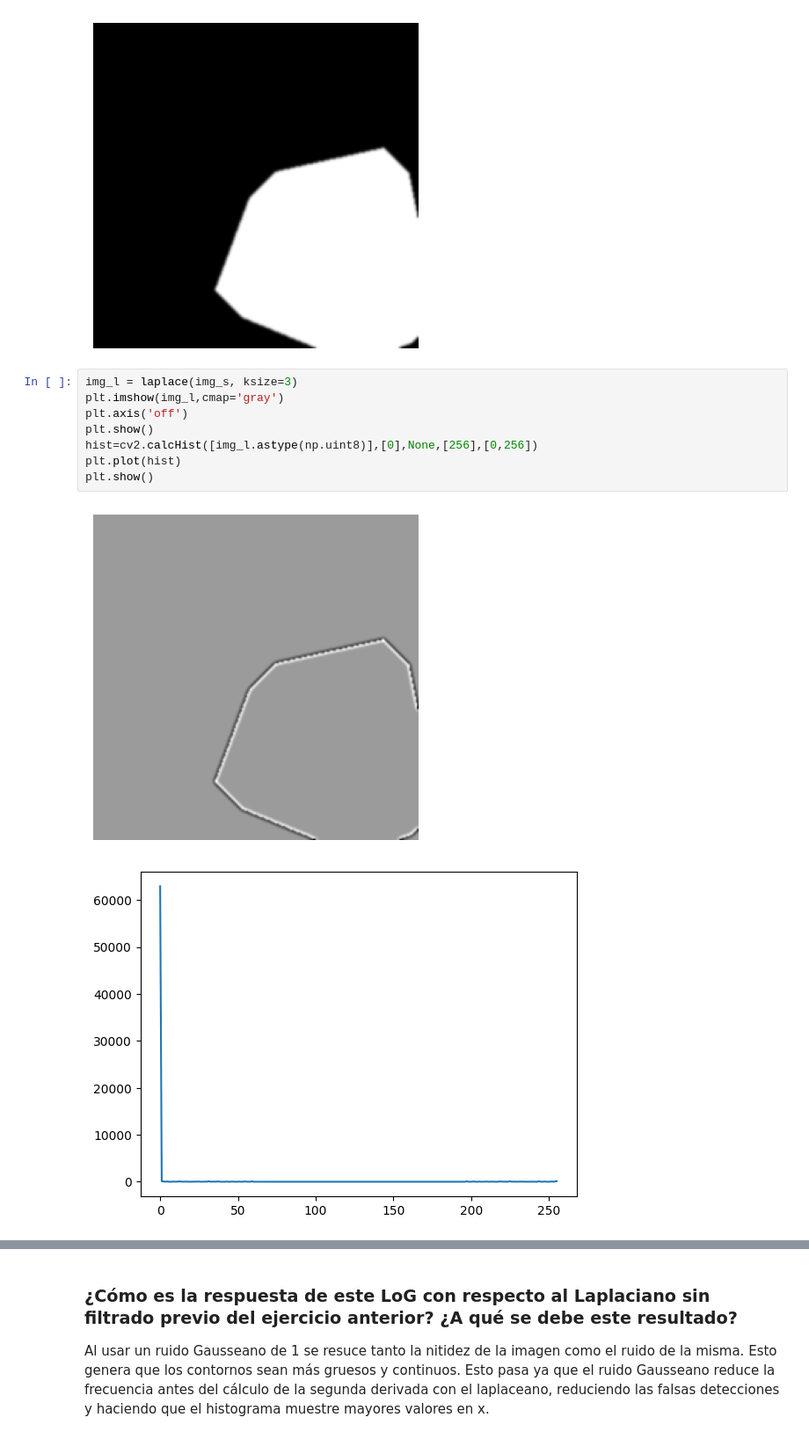
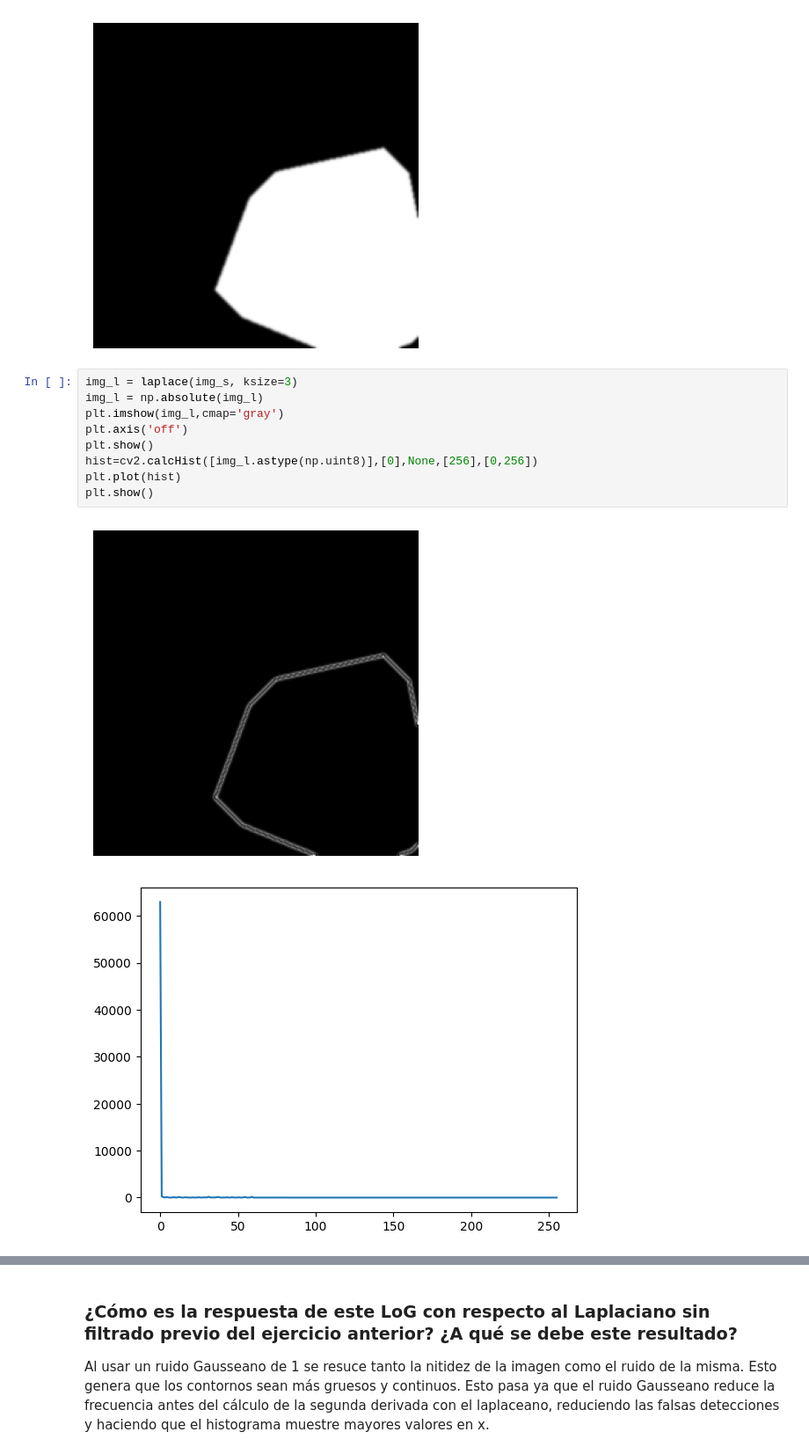
Before and after one commit to Imagenes-Vision/Taller4, a Jupyter notebook: laplaciano.ipynb, the cells around one changed output, grey strips where cells are left out. Shown at 88% size. Saved outputs shown, nothing was run; the diff lists cells and outputs as text.

```diff
--- a/laplaciano.ipynb
+++ b/laplaciano.ipynb
@@ -100,13 +102,14 @@ plt.axis('off')
 [figure]
 # %%
 img_l = laplace(img_s, ksize=3)
+img_l = np.absolute(img_l)
 plt.imshow(img_l,cmap='gray')
 plt.axis('off')
 plt.show()
 hist=cv2.calcHist([img_l.astype(np.uint8)],[0],None,[256],[0,256])
 plt.plot(hist)
 plt.show()
 # %% [output]
-[figure, old version]
+[figure, new version]
 [figure]
 # %%
```
Also changed, not shown: parts of 16 cells of this notebook, 3 other files.
